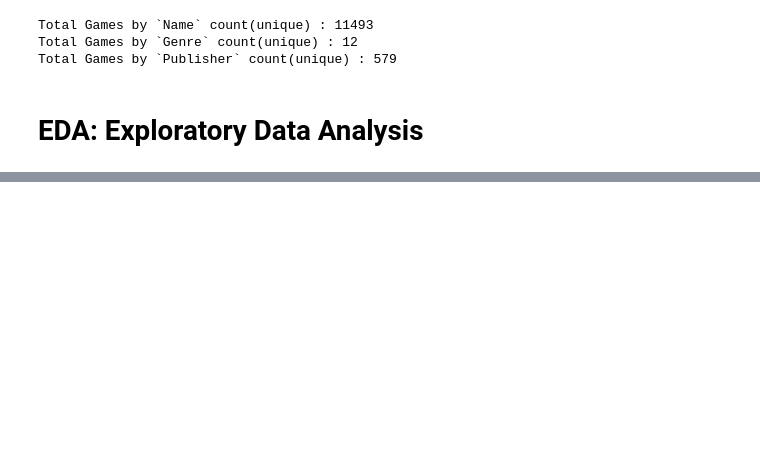
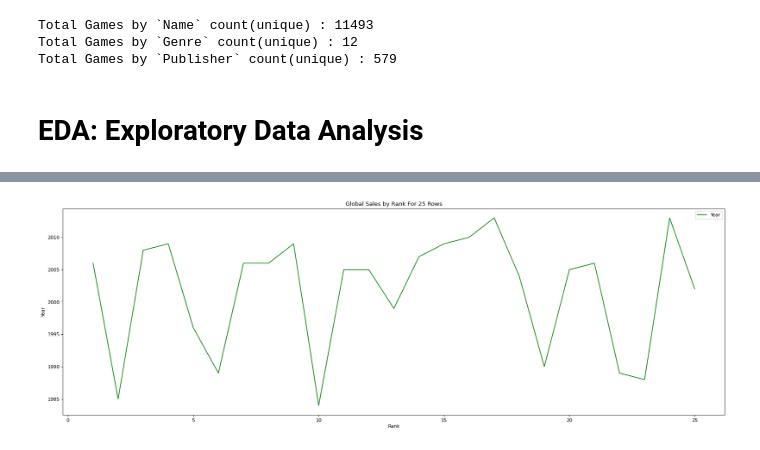
Before and after one commit to Milind-cod3-base/EDA_VideoGames, a Jupyter notebook: games_eda.ipynb, the cells around one changed output, grey strips where cells are left out. Cells and saved outputs as stored; diff of their text form; code cells hidden in the pictures; blank space fills up the shorter version.

```diff
--- a/games_eda.ipynb
+++ b/games_eda.ipynb
@@ -97,0 +116,13 @@ vg_plot
+# %%
+x = vg_plot['Rank']
+y = vg_plot['Year']
+
+plt.figure(figsize=(25,8), dpi=80)
+plt.plot(x,y, label = 'Year', color = 'green')
+plt.xlabel('Rank')
+plt.ylabel('Year')
+plt.title('Global Sales by Rank For 25 Rows')
+plt.legend()
+plt.show()
+# %% [output]
+[figure, added]
```
Also changed, not shown: parts of 1 cell of this notebook.
